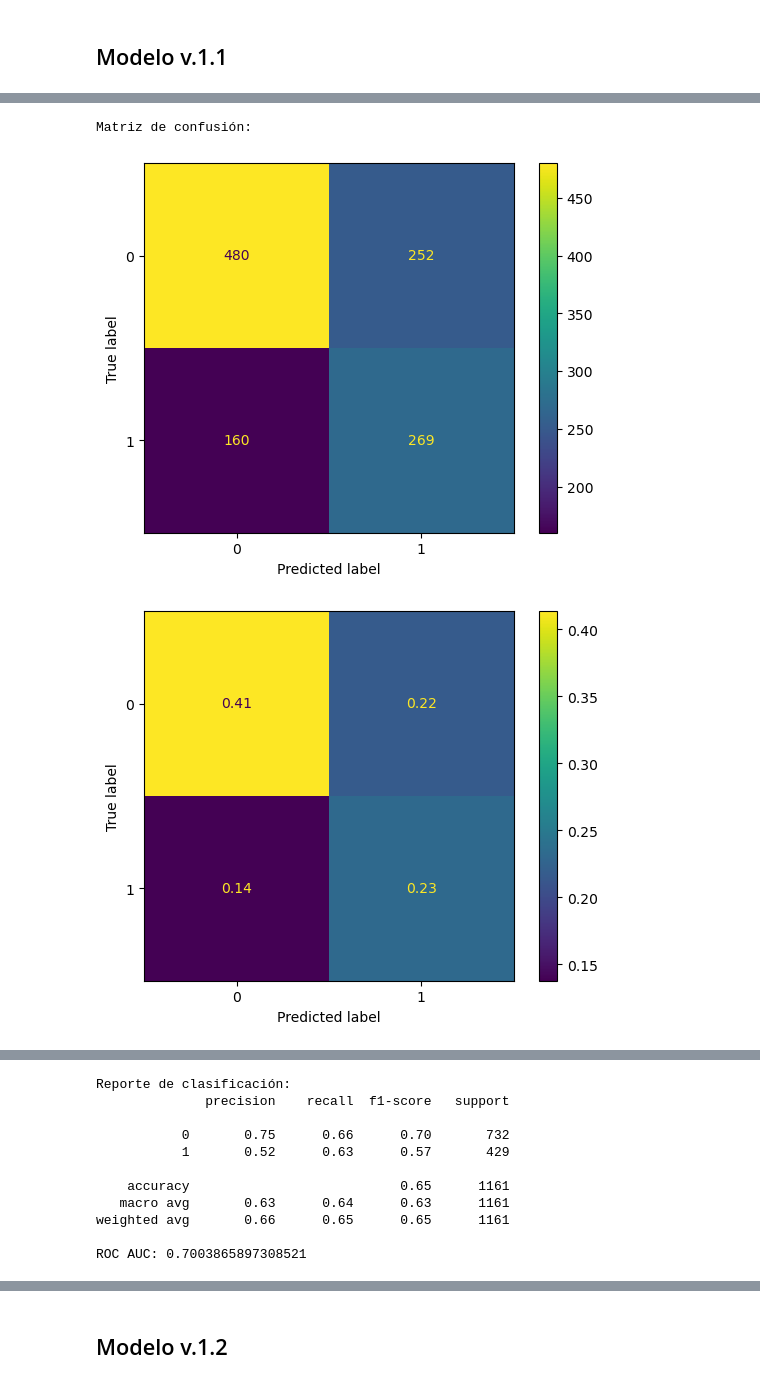
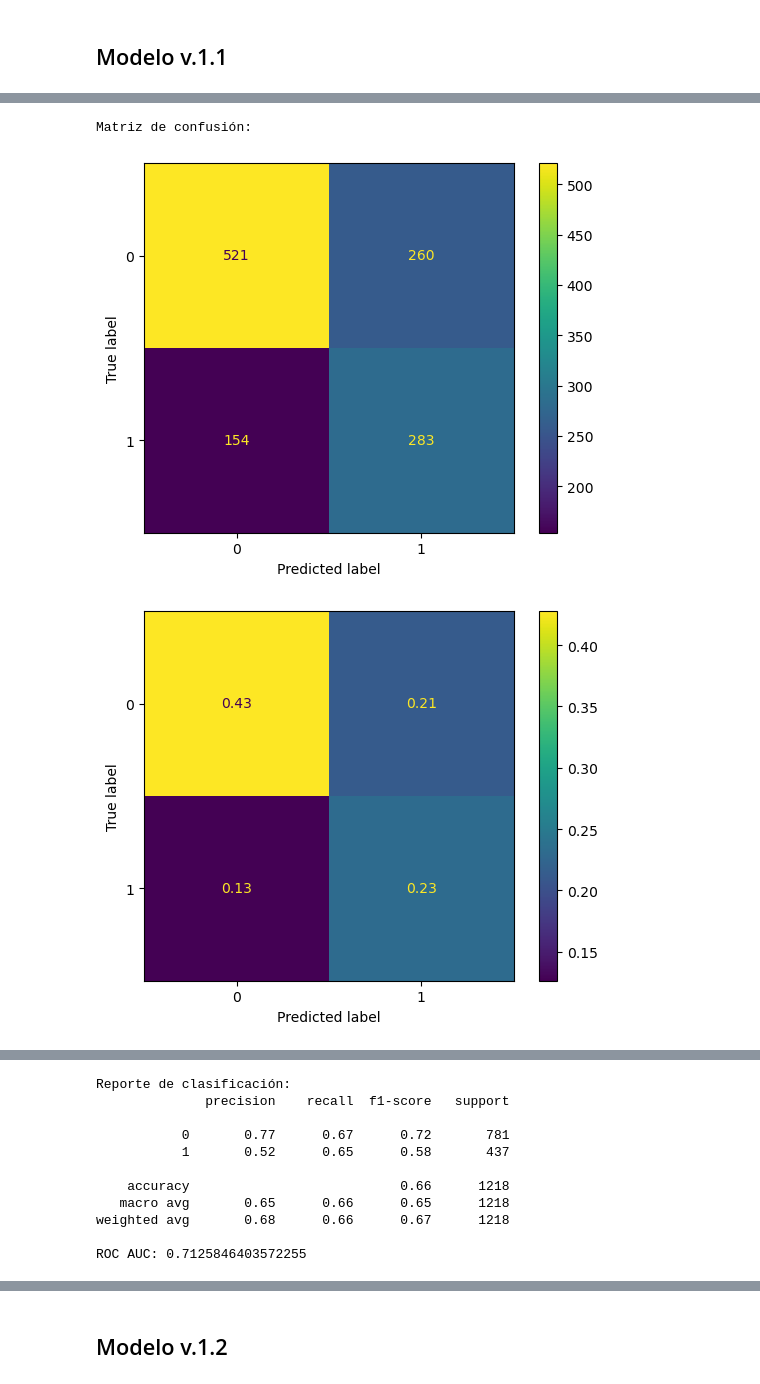
Before and after one commit to aaznarmellado-collab/Bias-Analysis-in-the-U.S.-Judicial-System, a Jupyter notebook: 01_Notebooks/TFM_MODELO.ipynb, the cells around one changed output, grey strips where cells are left out. Drawn from its saved outputs; the diff is of its cells as text; code cells hidden in the pictures.

```diff
--- a/01_Notebooks/TFM_MODELO.ipynb
+++ b/01_Notebooks/TFM_MODELO.ipynb
@@ -38,7 +38,7 @@ from itertools import product
 import warnings
 warnings.filterwarnings('ignore')
 # %%
-df_modelo = pd.read_csv(r'C:\Users\JAIME\Documents\Github\TFM-Sesgos-en-el-sistema-judicial-de-EEUU-\00_Data\00_Processed\df_modelo.csv')
+df_modelo = pd.read_csv(r'C:\Users\Nitropc\Documents\Github\TFM-Sesgos-en-el-sistema-judicial-de-EEUU-\00_Data\00_Processed\df_modelo.csv')
 # %%
 df_modelo.columns
 # %% [output]
@@ -75,12 +74,13 @@ for col in lista_col_outliers:
 # %%
 X = df_sin_outliers.drop(columns=lista_columnas_dropear)
 y = df_sin_outliers['two_year_recid']
+weights = df_sin_outliers['weight']
 
-X_train, X_test, y_train, y_test = train_test_split(X, y, test_size = 0.2, random_state = 69, stratify = y)
+X_train, X_test, y_train, y_test, w_train, w_test = train_test_split(X, y, weights, test_size = 0.2, random_state = 69, stratify = y)
 
 model = LogisticRegression(max_iter=1000, penalty='l1', solver='liblinear')
 
-model.fit(X_train, y_train)
+model.fit(X_train, y_train, sample_weight= w_train)
 
 y_proba = model.predict_proba(X_test)[:,1]
 y_pred = (y_proba >= 0.37).astype(int)
@@ -216,16 +211,16 @@ Index(['person_id', 'decile_score', 'rawscore', 'v_decile_score', 'is_recid',
       dtype='object')
 # %%
 lista_columnas_dropear = ['two_year_recid','person_id', 'decile_score', 'rawscore', 'v_decile_score', 'is_recid', 'is_violent_recid', 'maritalstatus', 'race', 'priors_freq', 'priors_freq_2',
-       'priors_freq_3']
+       'priors_freq_3', 'weight']
 # %%
 X1 = df_sin_outliers.drop(columns=lista_columnas_dropear)
 y1 = df_sin_outliers['two_year_recid']
 
-X1_train, X1_test, y1_train, y1_test = train_test_split(X1, y1, test_size = 0.2, random_state = 69, stratify = y1)
+X1_train, X1_test, y1_train, y1_test, w1_train, w1_test = train_test_split(X1, y1, weights, test_size = 0.2, random_state = 69, stratify = y1)
 
 model1 = LogisticRegression(max_iter=1000, penalty='l1', solver='liblinear')
 
-model1.fit(X1_train, y1_train)
+model1.fit(X1_train, y1_train, sample_weight=w1_train)
 
 y1_proba = model1.predict_proba(X1_test)[:,1]
 y1_pred = (y1_proba >= 0.37).astype(int)
@@ -263,34 +258,29 @@ Reporte de clasificación:
 # %%
-X1 = df_sin_outliers.drop(columns=lista_columnas_dropear)
-y1 = df_sin_outliers['two_year_recid']
-
-X1_train, X1_test, y1_train, y1_test = train_test_split(X1, y1, test_size = 0.2, random_state = 42, stratify = y1)
-
 model1 = BaggingClassifier(
     estimator=LogisticRegression(penalty='l1', solver='liblinear'),
     n_estimators=10
 )
 
-model1.fit(X1_train, y1_train)
+model1.fit(X1_train, y1_train, sample_weight = w1_train)
 
 y1_proba = model1.predict_proba(X1_test)[:,1]
 y1_pred = (y1_proba >= 0.37).astype(int)
 
 
 print("Matriz de confusión:")
 disp = ConfusionMatrixDisplay(confusion_matrix(y1_test, y1_pred))
 disp.plot()
 print("\n")
 disp = ConfusionMatrixDisplay(confusion_matrix(y1_test, y1_pred, normalize= "all"))
 disp.plot()
 disp = ConfusionMatrixDisplay(confusion_matrix(y1_test, y1_pred, normalize= "true"))
 disp.plot()
 plt.show()
 print("\n")
 print("Reporte de clasificación:")
 print(classification_report(y1_test, y1_pred))
 print("ROC AUC:", roc_auc_score(y1_test, y1_proba))
 # %% [output]
 Matriz de confusión:
-[figure, old version]
+[figure, new version]
-[figure, old version]
+[figure, new version]
@@ -298,14 +288,14 @@ Matriz de confusión:
 Reporte de clasificación:
               precision    recall  f1-score   support
 
-           0       0.75      0.66      0.70       732
-           1       0.52      0.63      0.57       429
+           0       0.77      0.67      0.72       781
+           1       0.52      0.65      0.58       437
 
-    accuracy                           0.65      1161
-   macro avg       0.63      0.64      0.63      1161
-weighted avg       0.66      0.65      0.65      1161
+    accuracy                           0.66      1218
+   macro avg       0.65      0.66      0.65      1218
+weighted avg       0.68      0.66      0.67      1218
 
-ROC AUC: 0.7003865897308521
+ROC AUC: 0.7125846403572255
 # %%
 race_test = df_sin_outliers.loc[X1_test.index, 'race']
 
```
Also changed, not shown: parts of 23 cells of this notebook, 7 other files.
